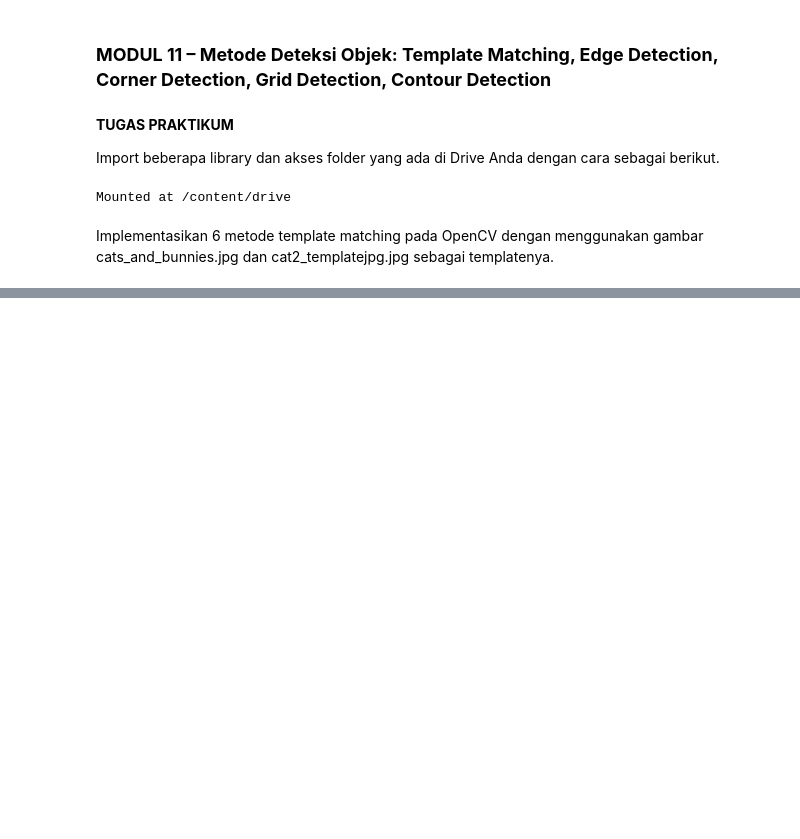
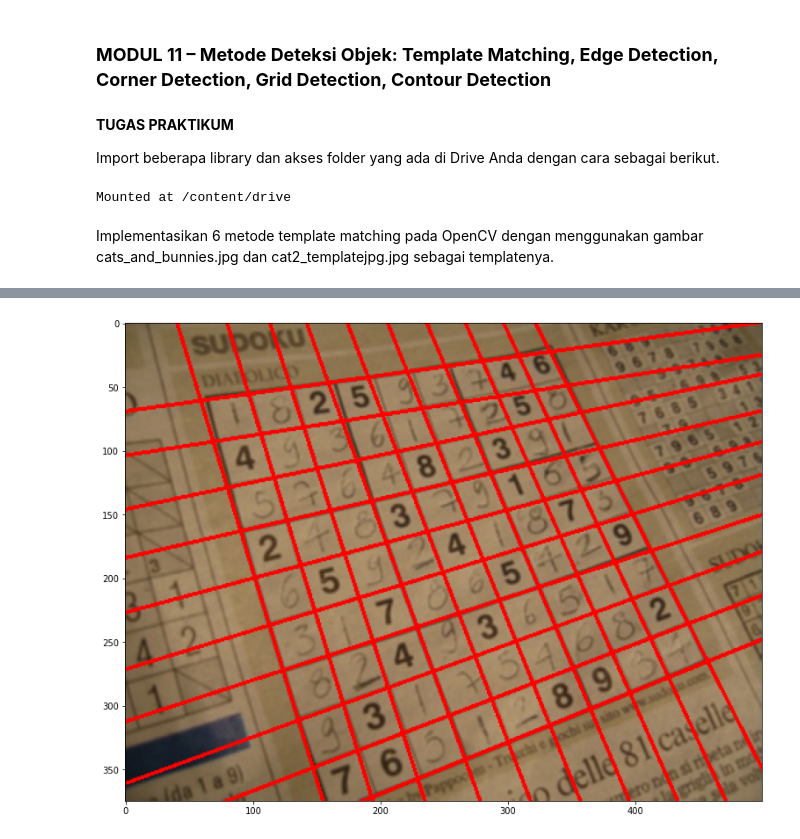
Before and after one commit to hunaynr/PCVK_Genap_2021, a Jupyter notebook: Week11.ipynb, the cells around one changed output, grey strips where cells are left out. Cells and saved outputs as stored; diff of their text form; code cells hidden in the pictures; blank space fills up the shorter version.

```diff
--- a/Week11.ipynb
+++ b/Week11.ipynb
@@ -23,0 +105,81 @@ gambar cats_and_bunnies.jpg dan cat2_templatejpg.jpg sebagai templatenya.
+# %%
+input_img = cv.imread('/content/drive/MyDrive/Image Processing/sudoku.jpg')
+img_gray = cv.cvtColor(input_img, cv.COLOR_BGR2GRAY)
+
+edges = cv.Canny (img_gray, 90, 150, apertureSize = 3)
+
+kernel = np.ones((3,3), np.uint8)
+edges = cv.dilate(edges,kernel,iterations = 1)
+
+kernel = np.ones((5,5), np.uint8)
+edges = cv.erode (edges, kernel, iterations = 1)
+
+lines = cv.HoughLines(edges,1,np.pi/180,150)
+
+
+if not lines.any():
+    print('No lines were found')
+    exit()
+
+if filter:
+    rho_threshold = 15
+    theta_threshold = 0.1
+
+    # berapa banyak baris yang mirip dengan yang diberikan
+    similar_lines = {i : [] for i in range(len(lines))}
+    for i in range(len(lines)):
+      for j in range (len (lines)):
+        if i == j:
+            continue
+
+        rho_i, theta_i = lines[i][0]
+        rho_j, theta_j = lines[j][0]
+        if abs(rho_i - rho_j) < rho_threshold and abs (theta_i - theta_j) < theta_threshold:
+            similar_lines[i].append(j)
+
+    # mengurutkan indeks garis dengan melihat seberapa banyak yang mirip dengannya
+    indices = [i for i in range(len(lines))]
+    indices.sort(key=lambda x: len(similar_lines[x]))
+
+    # line flags sebagai dasar filtering
+    line_flags = len(lines) *[True]
+    for i in range(len(lines) - 1):
+        if not line_flags [indices[i]]: #jika elemen ke-i tidak dimasukkan, maka akan diabaikan
+            continue
+
+        for j in range(i + 1, len(lines)): # hanya mempertimbangkan elemen-elemen yang memilik
+            if not line_flags[indices[j]]:
+                continue
+            rho_i, theta_i = lines[indices[i]][0]
+            rho_j, theta_j = lines[indices[j]][0]
+            if abs(rho_i - rho_j) < rho_threshold and abs(theta_i - theta_j) < theta_threshold:
+                line_flags [indices[j]] = False
+    print('number of Hough lines:', len(lines))
+
+    filtered_lines = []
+
+    if filter:
+        for i in range(len(lines)): # filtering
+            if line_flags[i]:
+                filtered_lines.append(lines[i])
+
+            print('Number of filtered lines:', len(filtered_lines ))
+    else:
+        filtered_lines = lines
+
+    for line in filtered_lines:
+        rho, theta = line [0]
+        a = np.cos(theta)
+        b = np.sin(theta)
+        x0 = a*rho
+        y0 = b*rho
+        x1 = int(x0 + 1000*(-b))
+        y1 = int(y0 + 1000*(a))
+        x2 = int(x0 - 1000*(-b))
+        y2 = int(y0 - 1000*(a))
+
+        cv.line(input_img, (x1, y1), (x2,y2),(0,0,255),2)
+
+    plt.figure(figsize=(20,10))
+    plt.imshow(cv.cvtColor(input_img, cv.COLOR_BGR2RGB))
+# %% [output]
@@ -23,0 +203 @@ gambar cats_and_bunnies.jpg dan cat2_templatejpg.jpg sebagai templatenya.
+[figure, added]
```
Also changed, not shown: parts of 9 cells of this notebook.
